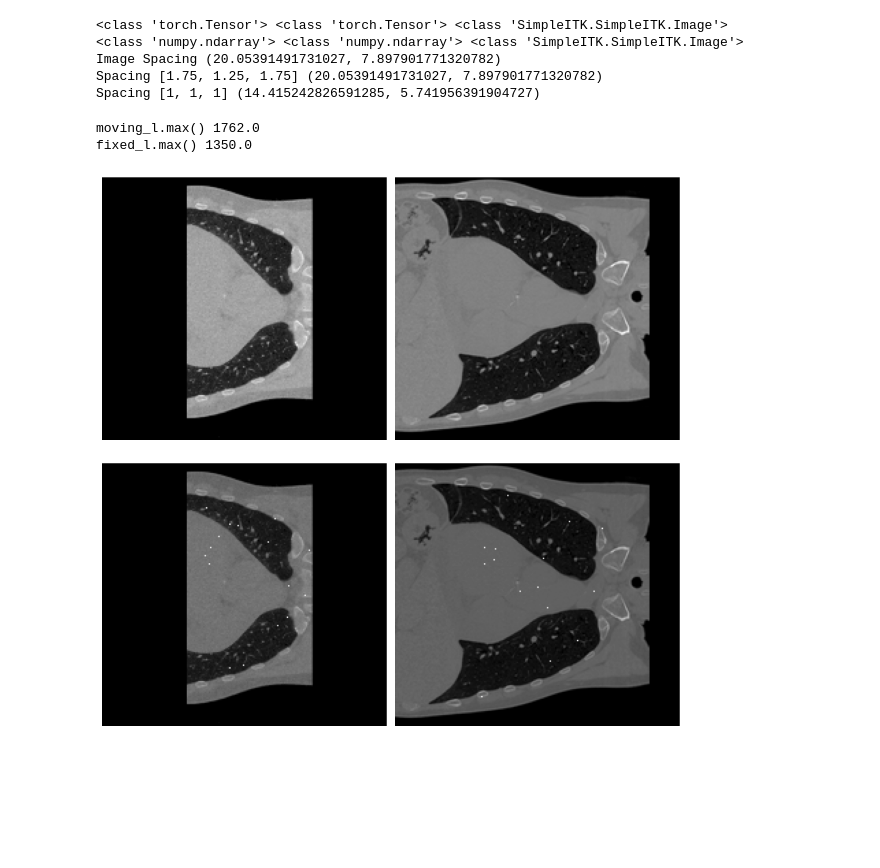
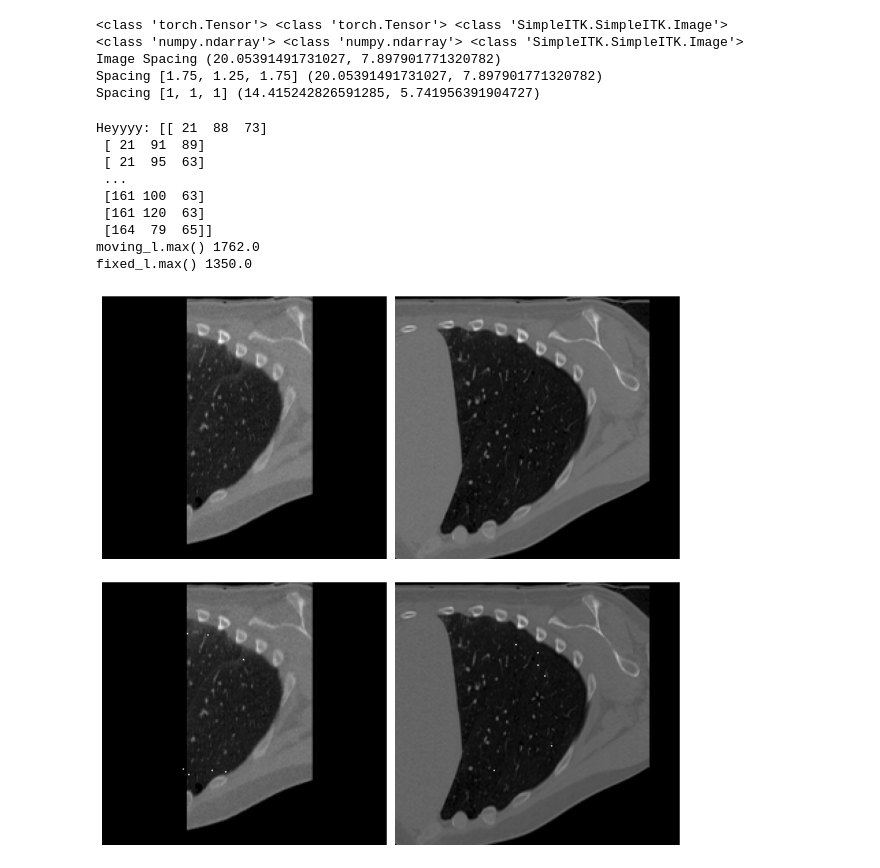
Before and after one commit to ljestaciocerquin/Med_Align_Net, a Jupyter notebook: notebooks/test_coords.ipynb, the cells around one changed output. Cells and saved outputs as stored; diff of their text form; code cells hidden in the pictures; blank space fills up the shorter version.

```diff
--- a/notebooks/test_coords.ipynb
+++ b/notebooks/test_coords.ipynb
@@ -3,14 +52,9 @@ import matplotlib.pyplot as plt
 # %%
-import sys
-sys.path.append('..')
-from data_util.dataset import Data
-from tools.utils         import show_img
-from tools.visualization import plot_sample_data
 
-import matplotlib.pyplot as plt
-#if __name__  == 'main':
-data_file = '/home/cerquinl/projects/raw_data/LungCT/LungCT_dataset.json'
-root_dir  = '/home/cerquinl/projects/raw_data/LungCT/'
+
+data_file = '/data/groups/beets-tan/l.estacio/lung_data/LungCT/LungCT_dataset.json'
+root_dir  = '/data/groups/beets-tan/l.estacio/lung_data/LungCT/'
+
 
 
 data      = Data(data_file, root_dir=root_dir, mode='train')
@@ -43,8 +69,8 @@ plot_sample_data(sample, slide=150)
 # %%
 from tools.utils import convert_tensor_to_numpy
 from metrics.losses import compute_TRE
-moving_kps = sample['kps1'][:,:]
-fixed_kps  = sample['kps2'][:,:]
+fixed_kps  = sample['kps1'][:,:]
+moving_kps = sample['kps2'][:,:]
 fixed_img  = sample['img1']
 moving_img = sample['img2']
 print(type(moving_kps), type(fixed_kps), type(moving_img))
@@ -64,45 +90,46 @@ Spacing [1, 1, 1] (14.415242826591285, 5.741956391904727)
 import SimpleITK as sitk
 from tools.utils import convert_itk_to_nda
 
-#fixed_img  = sample['voxel1']
-#moving_img = sample['voxel2']
-#fixed_image_a  = to_numpy(fixed_img)
-#moving_image_a  = to_numpy(moving_img)
 fig, axs = plt.subplots(2, 2, figsize=(10, 10))
-
-
 # sitk -> xyz
 # numpy -> zyx
 moving_image_a = convert_itk_to_nda(moving_img)#sitk.GetArrayFromImage(moving_img).T
 fixed_image_a  = convert_itk_to_nda(fixed_img)#sitk.GetArrayFromImage(fixed_img).T
 
 moving_l = moving_image_a.copy()
 fixed_l  = fixed_image_a.copy()
 
 # moving_l[moving_kps] = moving_l.max()
 # fixed_l[fixed_kps] = fixed_l.max()
-
+print('Heyyyy:' , fixed_kps)
 for p in fixed_kps:
     moving_l[p[0], p[1], p[2]] = moving_l.max()
 
 print('moving_l.max()', moving_l.max())
 for p in moving_kps:
     fixed_l[p[0], p[1], p[2]] = fixed_l.max()
 print('fixed_l.max()', fixed_l.max())
 
-s = 128
-axs[0,0].imshow(fixed_image_a[s, :, :], cmap='gray')
+s = 150
+axs[0,0].imshow(fixed_image_a[:, s, ], cmap='gray')
 axs[0,0].axis('off')
-axs[0, 1].imshow(moving_image_a[s, :, :], cmap='gray')
+axs[0, 1].imshow(moving_image_a[:, s, ], cmap='gray')
 axs[0,1].axis('off')
-axs[1,0].imshow(fixed_l[s, :, :], cmap='gray')
+axs[1,0].imshow(fixed_l[:, s, ], cmap='gray')
 axs[1,0].axis('off')
-axs[1,1].imshow(moving_l[s, :, :], cmap='gray')
+axs[1,1].imshow(moving_l[:, s, ], cmap='gray')
 axs[1,1].axis('off')
 plt.tight_layout()
 plt.show()
 # %% [output]
+Heyyyy: [[ 21  88  73]
+ [ 21  91  89]
+ [ 21  95  63]
+ ...
+ [161 100  63]
+ [161 120  63]
+ [164  79  65]]
 moving_l.max() 1762.0
 fixed_l.max() 1350.0
-[figure, old version]
+[figure, new version]
 # %%
```
Also changed, not shown: parts of 5 cells of this notebook, 2 other files.
